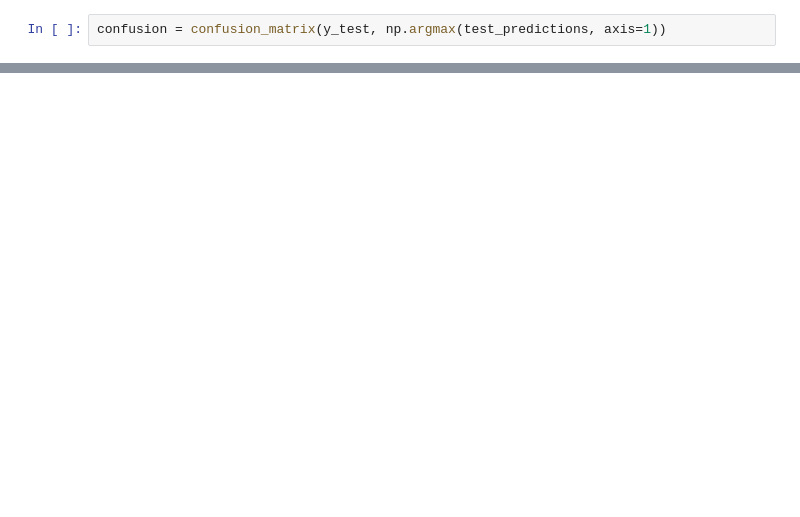
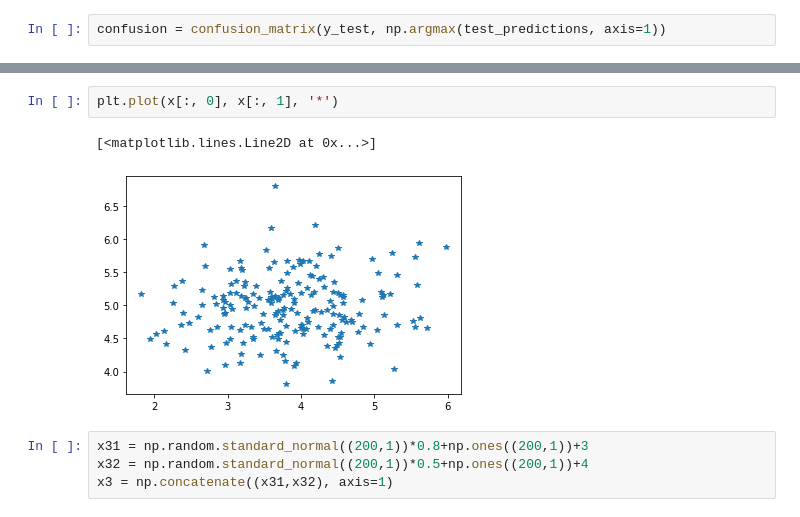
Before and after one commit to rarnold97/WSU, a Jupyter notebook: CS_7840/hw/hw1/rarnold_hw1.ipynb, the cells around one changed output, grey strips where cells are left out. Drawn from its saved outputs; the diff is of its cells as text; blank space fills up the shorter version.

```diff
--- a/CS_7840/hw/hw1/rarnold_hw1.ipynb
+++ b/CS_7840/hw/hw1/rarnold_hw1.ipynb
@@ -57,0 +194,9 @@ confusion
+# %%
+plt.plot(x[:, 0], x[:, 1], '*')
+# %% [output]
+[<matplotlib.lines.Line2D at 0x...>]
+[figure, added]
+# %%
+x31 = np.random.standard_normal((200,1))*0.8+np.ones((200,1))+3
+x32 = np.random.standard_normal((200,1))*0.5+np.ones((200,1))+4
+x3 = np.concatenate((x31,x32), axis=1)
```
Also changed, not shown: parts of 25 cells of this notebook.
